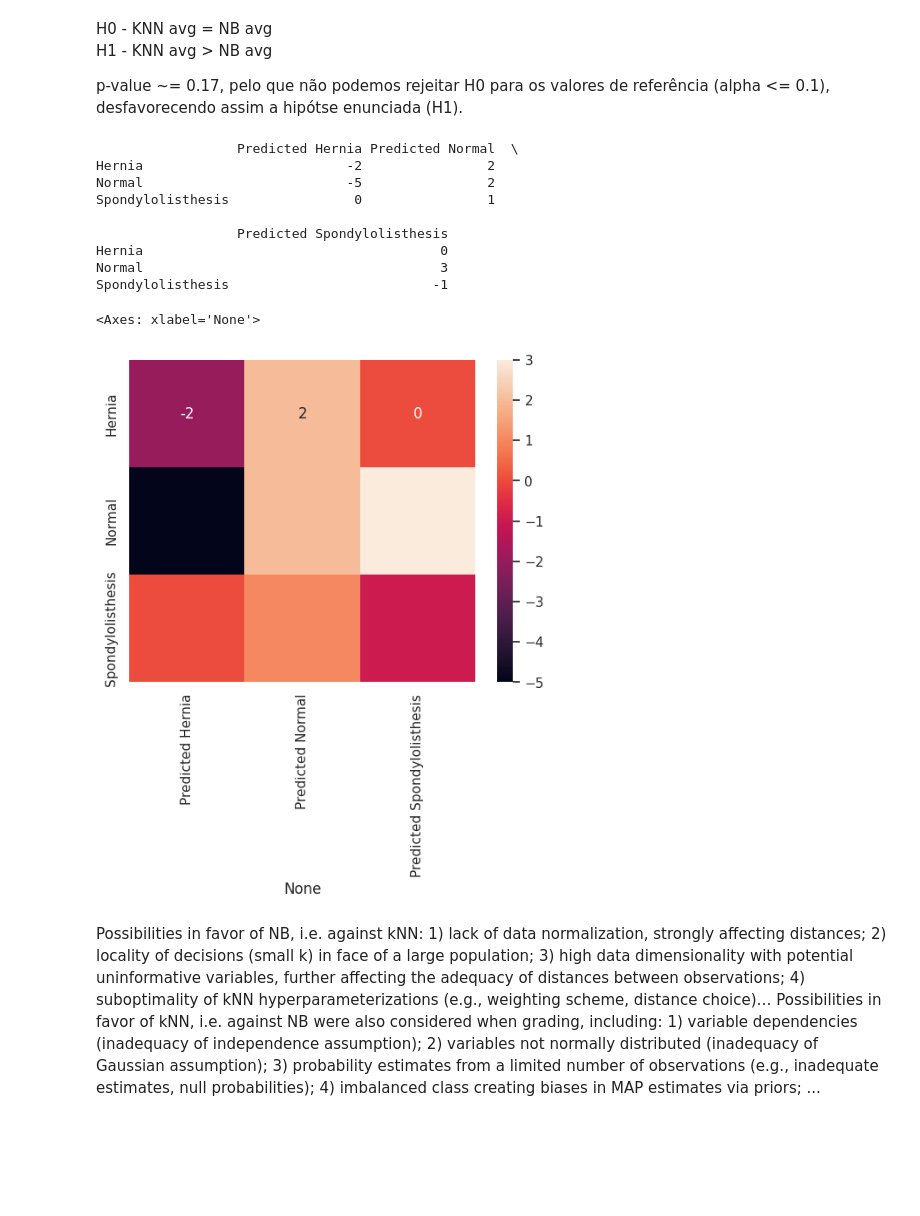
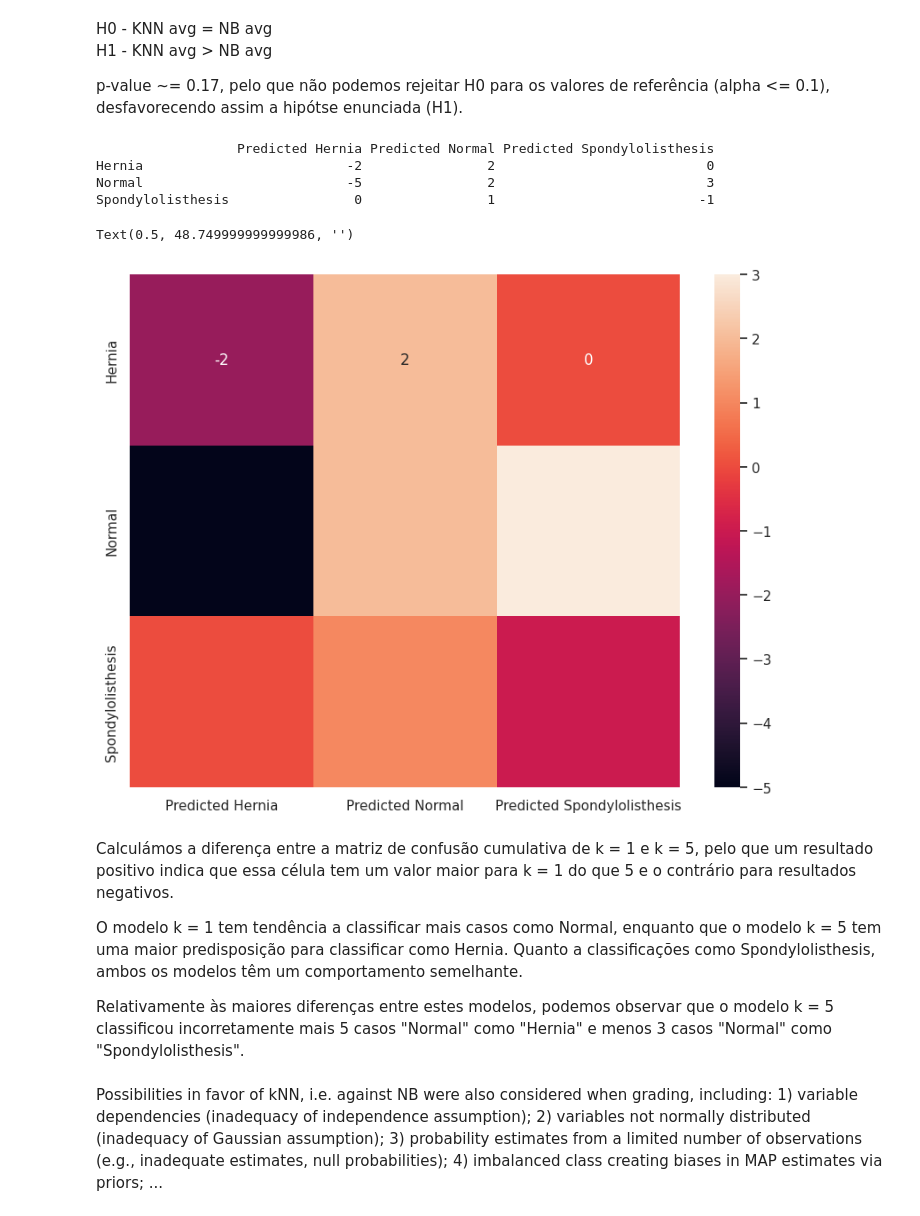
Before and after one commit to nunogoncalves03/apre-homework, a Jupyter notebook: homework-2/homework.ipynb, the cells around one changed output. Drawn from its saved outputs; the diff is of its cells as text; code cells hidden in the pictures; blank space fills up the shorter version.

```diff
--- a/homework-2/homework.ipynb
+++ b/homework-2/homework.ipynb
@@ -113,49 +113,49 @@ from functools import reduce
 
 knn_predictor_1 = KNeighborsClassifier(n_neighbors=1, weights='uniform', p=2)
 knn_predictor_5 = KNeighborsClassifier(n_neighbors=5, weights='uniform', p=2)
 
 cm_1_list = []
 cm_5_list = []
 
 for train_k, test_k in folds.split(X, y):
     X_train, X_test = X.iloc[train_k], X.iloc[test_k]
     y_train, y_test = y.iloc[train_k], y.iloc[test_k]
 
     knn_predictor_1.fit(X_train, y_train)
     knn_predictor_5.fit(X_train, y_train)
     knn_1_pred, knn_5_pred = knn_predictor_1.predict(X_test), knn_predictor_5.predict(X_test)
 
     cm_1 = np.array(confusion_matrix(y_test, knn_1_pred, labels=sorted(y.unique())))
     cm_1 = pd.DataFrame(cm_1, index=sorted(y.unique()), columns=[list(map(lambda x: "Predicted " + x, sorted(y.unique())))])
     cm_1_list.append(cm_1)
 
     cm_5 = np.array(confusion_matrix(y_test, knn_5_pred, labels=sorted(y.unique())))
     cm_5 = pd.DataFrame(cm_5, index=sorted(y.unique()), columns=[list(map(lambda x: "Predicted " + x, sorted(y.unique())))])
     cm_5_list.append(cm_5)
 
 cm_1_acc = reduce(lambda x, y: x + y, cm_1_list)
 cm_5_acc = reduce(lambda x, y: x + y, cm_5_list)
 
 cm_diff = cm_1_acc - cm_5_acc
+pd.set_option('display.expand_frame_repr', False)
 print(cm_diff)
+plt.figure(figsize=(10, 7.5))
 sns.heatmap(cm_diff, annot=True, fmt='d')
+plt.xlabel("")
 # %% [output]
-                  Predicted Hernia Predicted Normal  \
-Hernia                          -2                2
-Normal                          -5                2
-Spondylolisthesis                0                1
-
-                  Predicted Spondylolisthesis
-Hernia                                      0
-Normal                                      3
-Spondylolisthesis                          -1
+                  Predicted Hernia Predicted Normal Predicted Spondylolisthesis
+Hernia                          -2                2                           0
+Normal                          -5                2                           3
+Spondylolisthesis                0                1                          -1
-<Axes: xlabel='None'>
+Text(0.5, 48.749999999999986, '')
-[figure, old version]
+[figure, new version]
+# %% [markdown]
+Calculámos a diferença entre a matriz de confusão cumulativa de k = 1 e k = 5, pelo que um resultado positivo indica que essa célula tem um valor maior para k = 1 do que 5 e o contrário para resultados negativos.
+
+O modelo k = 1 tem tendência a classificar mais casos como Normal, enquanto que o modelo k = 5 tem uma maior predisposição para classificar como Hernia. Quanto a classificações como Spondylolisthesis, ambos os modelos têm um comportamento semelhante.
+
+Relativamente às maiores diferenças entre estes modelos, podemos observar que o modelo k = 5 classificou incorretamente mais 5 casos "Normal" como "Hernia" e menos 3 casos "Normal" como "Spondylolisthesis".
 # %% [markdown]
-Possibilities in favor of NB, i.e. against kNN: 1) lack of data normalization, strongly affecting distances;
-2) locality of decisions (small k) in face of a large population; 3) high data dimensionality with potential
-uninformative variables, further affecting the adequacy of distances between observations; 4) suboptimality
-of kNN hyperparameterizations (e.g., weighting scheme, distance choice)…
 Possibilities in favor of kNN, i.e. against NB were also considered when grading, including: 1) variable
 dependencies (inadequacy of independence assumption); 2) variables not normally distributed (inadequacy
 of Gaussian assumption); 3) probability estimates from a limited number of observations (e.g., inadequate
```
